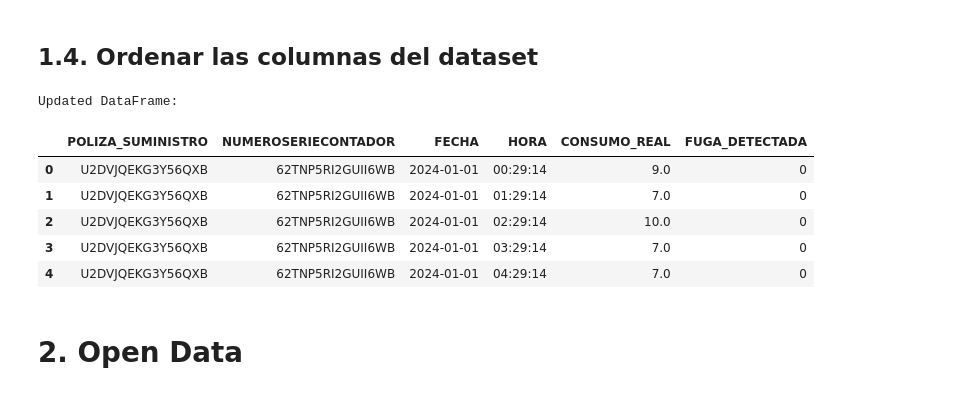
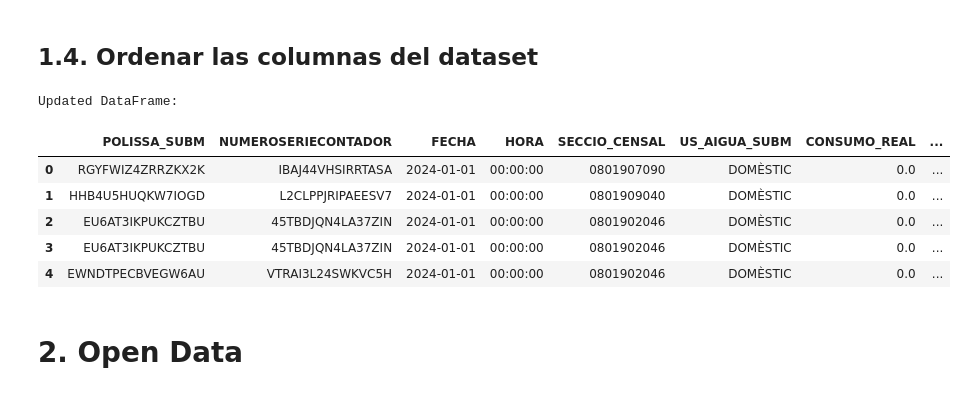
Before and after one commit to laxhoni/GeSAI-AB_Data_Challenge, a Jupyter notebook: project-notebooks/data-preparation.ipynb, the cells around one changed output. Saved outputs shown, nothing was run; the diff lists cells and outputs as text; code cells hidden in the pictures.

```diff
--- a/project-notebooks/data-preparation.ipynb
+++ b/project-notebooks/data-preparation.ipynb
@@ -29,2 +11,5 @@ print(df_ab3.head())
 # %% [markdown]
 ## 1.1. Información básica de nuestro dataset
+# %%
+# Load dataset from data/official-data/data_ab3.parquet
+df_ab3 = pd.read_parquet('../data/official-data/data_ab3_complete.parquet')
@@ -59 +74,4 @@ dtype: int64
+# %%
+# Drop rows with null SECCIO_CENSAL
+df_ab3 = df_ab3.dropna(subset=['SECCIO_CENSAL'])
 # %% [markdown]
@@ -70,6 +88,9 @@ Estas 3 variables hacen referencia a la detección y comunicación de fuga ('FUI
 # Create binary column for leak detection
 df_ab3['FUGA_DETECTADA'] = df_ab3['CODIGO_MENSAJE'].apply(lambda x: 1 if x in ['FUITA', 'REITERACIÓ DE FUITA'] else 0)
 
+# Create binary column for reiteration of leak
+df_ab3['FUGA_REITERADA'] = df_ab3['CODIGO_MENSAJE'].apply(lambda x: 1 if x == 'REITERACIÓ DE FUITA' else 0)
+
 # Drop unnecessary columns
 df_ab3.drop(columns=['CREATED_MENSAJE', 'CODIGO_MENSAJE', 'TIPO_MENSAJE'], inplace=True)
 # %% [markdown]
@@ -115,20 +139,20 @@ df_ab3 = df_ab3.drop(columns=['FECHA_HORA'])
 ## 1.4. Ordenar las columnas del dataset
 # %%
 # Order columns
-column_order = ['POLIZA_SUMINISTRO', 'NUMEROSERIECONTADOR', 'FECHA', 'HORA', 'CONSUMO_REAL', 'FUGA_DETECTADA']
+column_order = ['POLISSA_SUBM', 'NUMEROSERIECONTADOR', 'FECHA', 'HORA', 'SECCIO_CENSAL', 'US_AIGUA_SUBM', 'CONSUMO_REAL', 'FUGA_REITERADA', 'FUGA_DETECTADA']
 df_ab3 = df_ab3[column_order]
 
 # Display updated DataFrame
 print('Updated DataFrame:')
 display(df_ab3.head())
 # %% [output]
 Updated DataFrame:
-|  | POLIZA_SUMINISTRO | NUMEROSERIECONTADOR | FECHA | HORA | CONSUMO_REAL | FUGA_DETECTADA |
-| 0 | U2DVJQEKG3Y56QXB | 62TNP5RI2GUII6WB | 2024-01-01 | 00:29:14 | 9.0 | 0 |
-| 1 | U2DVJQEKG3Y56QXB | 62TNP5RI2GUII6WB | 2024-01-01 | 01:29:14 | 7.0 | 0 |
-| 2 | U2DVJQEKG3Y56QXB | 62TNP5RI2GUII6WB | 2024-01-01 | 02:29:14 | 10.0 | 0 |
-| 3 | U2DVJQEKG3Y56QXB | 62TNP5RI2GUII6WB | 2024-01-01 | 03:29:14 | 7.0 | 0 |
-| 4 | U2DVJQEKG3Y56QXB | 62TNP5RI2GUII6WB | 2024-01-01 | 04:29:14 | 7.0 | 0 |
+|  | POLISSA_SUBM | NUMEROSERIECONTADOR | FECHA | HORA | SECCIO_CENSAL | US_AIGUA_SUBM | CONSUMO_REAL | ... |
+| 0 | RGYFWIZ4ZRRZKX2K | IBAJ44VHSIRRTASA | 2024-01-01 | 00:00:00 | 0801907090 | DOMÈSTIC | 0.0 | ... |
+| 1 | HHB4U5HUQKW7IOGD | L2CLPPJRIPAEESV7 | 2024-01-01 | 00:00:00 | 0801909040 | DOMÈSTIC | 0.0 | ... |
+| 2 | EU6AT3IKPUKCZTBU | 45TBDJQN4LA37ZIN | 2024-01-01 | 00:00:00 | 0801902046 | DOMÈSTIC | 0.0 | ... |
+| 3 | EU6AT3IKPUKCZTBU | 45TBDJQN4LA37ZIN | 2024-01-01 | 00:00:00 | 0801902046 | DOMÈSTIC | 0.0 | ... |
+| 4 | EWNDTPECBVEGW6AU | VTRAI3L24SWKVC5H | 2024-01-01 | 00:00:00 | 0801902046 | DOMÈSTIC | 0.0 | ... |
 # %% [markdown]
 # 2. Open Data
 # %% [markdown]
```
Also changed, not shown: parts of 17 cells of this notebook, 3 other files.
